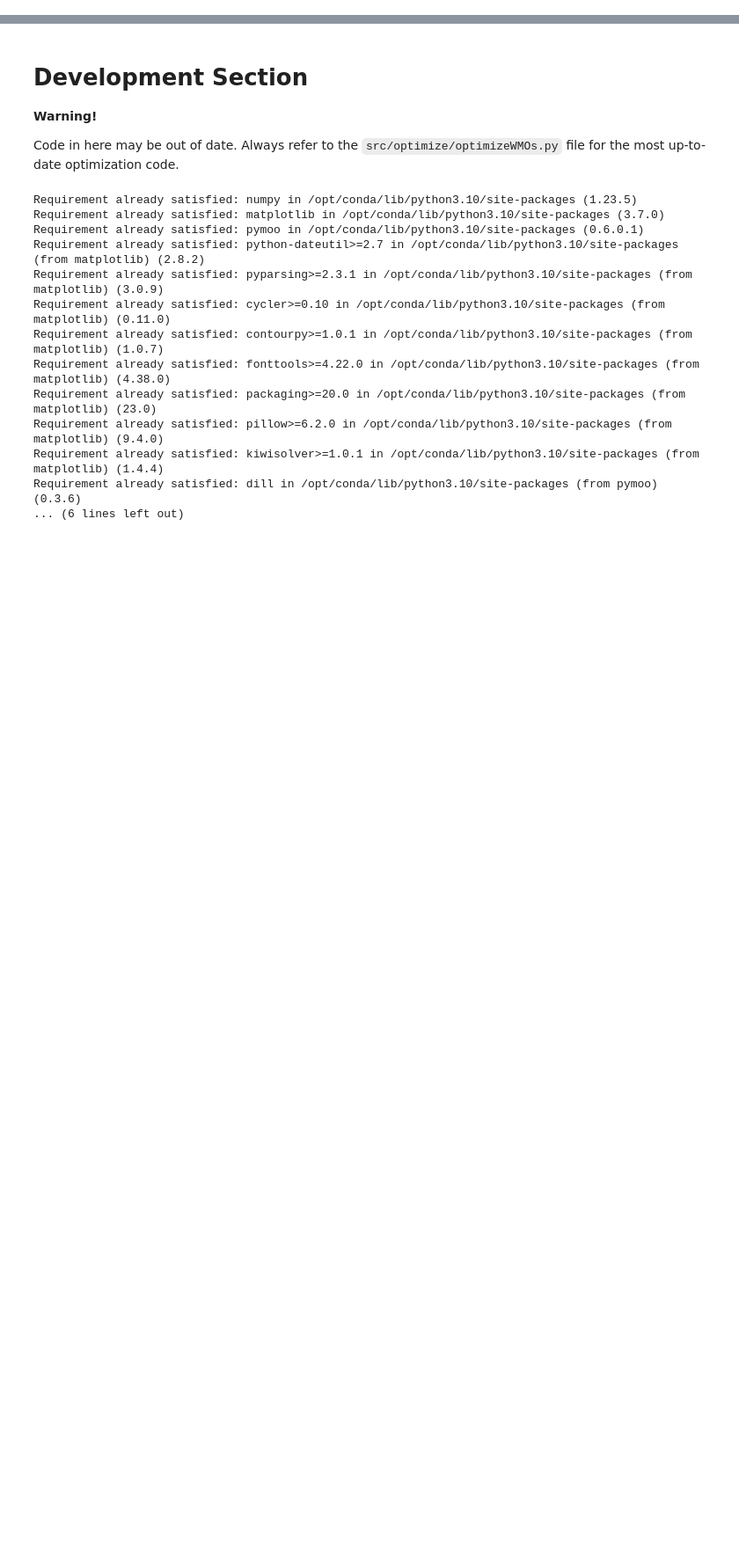
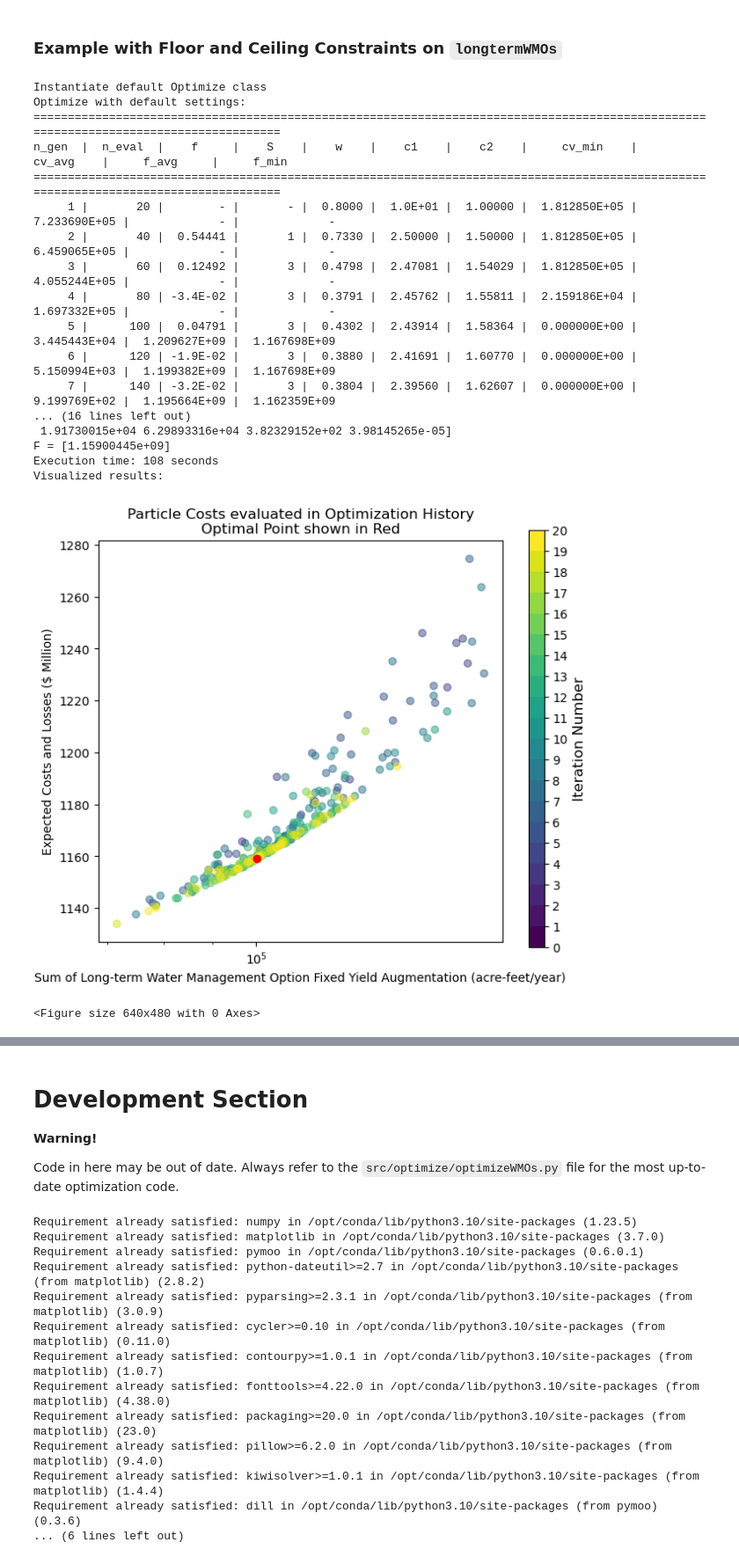
Before and after one commit to dayamuralidharan/California-Urban-Water-Management-Economic-Tool, a Jupyter notebook: CaUWMET/OptimizeWMOsDemo.ipynb, the cells around one changed output, grey strips where cells are left out. Shown at 88% size. Drawn from its saved outputs; the diff is of its cells as text; code cells hidden in the pictures; blank space fills up the shorter version.

```diff
--- a/CaUWMET/OptimizeWMOsDemo.ipynb
+++ b/CaUWMET/OptimizeWMOsDemo.ipynb
@@ -56 +108,49 @@ Visualized results:
 <Figure size 640x480 with 0 Axes>
+# %% [markdown]
+### Example with Floor and Ceiling Constraints on `longtermWMOs`
+# %%
+from src.optimization.optimizeWMOs import OptimizeWMOs
+
+# parameterize the optimization - class defaults below...
+year='2045'
+contractor='Metropolitan Water District of Southern California'
+wmoFloor=10**5
+wmoCeiling=10**5.25
+lowerBounds=[0]*8
+upperBounds='longtermWMOVolumeLimits'
+
+print("Instantiate default Optimize class")
+optimizeWMOs = OptimizeWMOs(
+    year=year,
+    contractor=contractor,
+    wmoFloor=wmoFloor,
+    wmoCeiling=wmoCeiling,
+    lowerBounds=lowerBounds,
+    upperBounds=upperBounds
+)
+
+print("Optimize with default settings:")
+res3 = optimizeWMOs.optimize()
+
+print("Visualized results:")
+optimizeWMOs.visualization_a(save=True)
+# %% [output]
+Instantiate default Optimize class
+Optimize with default settings:
+======================================================================================================================================
+n_gen  |  n_eval  |    f     |    S    |    w    |    c1    |    c2    |     cv_min    |     cv_avg    |     f_avg     |     f_min
+======================================================================================================================================
+     1 |       20 |        - |       - |  0.8000 |  1.0E+01 |  1.00000 |  1.812850E+05 |  7.233690E+05 |             - |             -
+     2 |       40 |  0.54441 |       1 |  0.7330 |  2.50000 |  1.50000 |  1.812850E+05 |  6.459065E+05 |             - |             -
+     3 |       60 |  0.12492 |       3 |  0.4798 |  2.47081 |  1.54029 |  1.812850E+05 |  4.055244E+05 |             - |             -
+     4 |       80 | -3.4E-02 |       3 |  0.3791 |  2.45762 |  1.55811 |  2.159186E+04 |  1.697332E+05 |             - |             -
+     5 |      100 |  0.04791 |       3 |  0.4302 |  2.43914 |  1.58364 |  0.000000E+00 |  3.445443E+04 |  1.209627E+09 |  1.167698E+09
+     6 |      120 | -1.9E-02 |       3 |  0.3880 |  2.41691 |  1.60770 |  0.000000E+00 |  5.150994E+03 |  1.199382E+09 |  1.167698E+09
+     7 |      140 | -3.2E-02 |       3 |  0.3804 |  2.39560 |  1.62607 |  0.000000E+00 |  9.199769E+02 |  1.195664E+09 |  1.162359E+09
+... (16 lines left out)
+ 1.91730015e+04 6.29893316e+04 3.82329152e+02 3.98145265e-05]
+F = [1.15900445e+09]
+Execution time: 108 seconds
+Visualized results:
+[figure, added]
+<Figure size 640x480 with 0 Axes>
```
Also changed, not shown: parts of 7 cells of this notebook, 1 other file.
